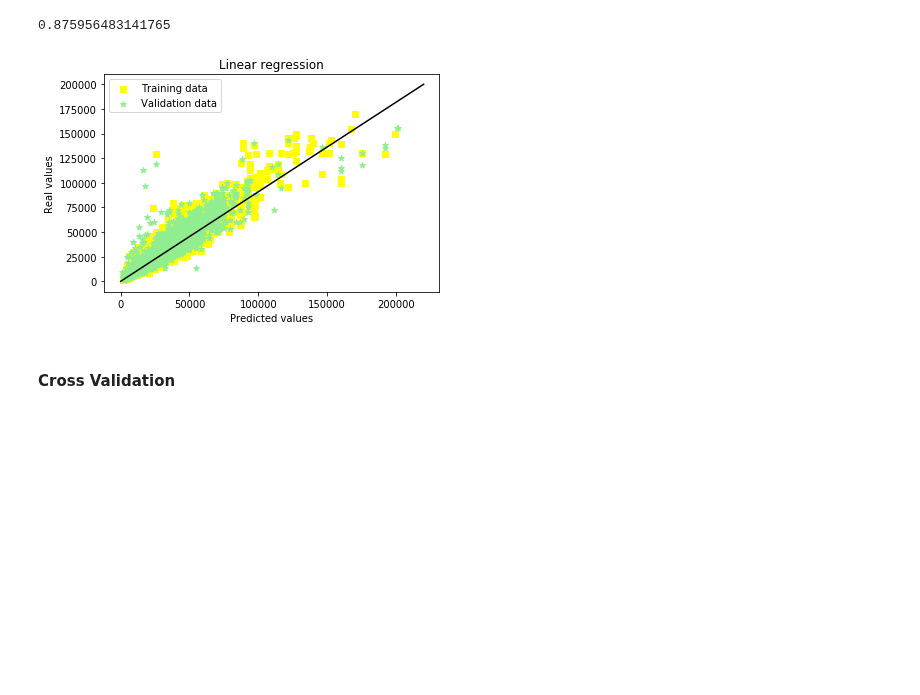
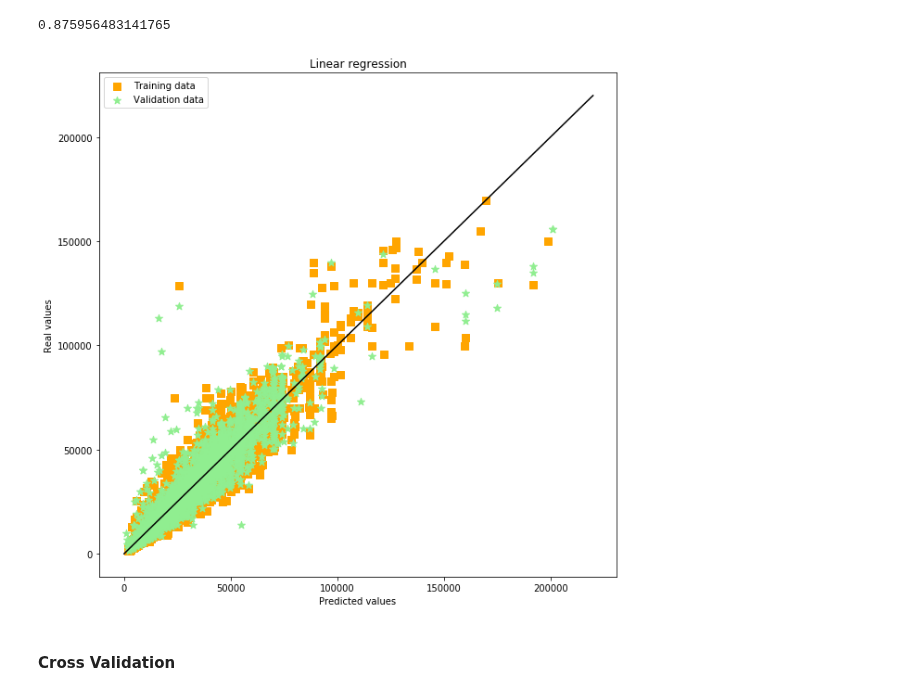
Before and after one commit to kavehamini/Used-Car-Price-Predictor, a Jupyter notebook: Linear Regression-Used Car Price Predictor.ipynb, the cells around one changed output. Drawn from its saved outputs; the diff is of its cells as text; code cells hidden in the pictures; blank space fills up the shorter version.

```diff
--- a/Linear Regression-Used Car Price Predictor.ipynb
+++ b/Linear Regression-Used Car Price Predictor.ipynb
@@ -260,16 +260,17 @@ r2_score(df_price_test_normal, price_predictions_test_normal, multioutput='varia
 0.875956483141765
 # %%
 # Plot predictions
-plt.scatter(price_predictions_train_normal, np.exp(df_price_train), c = "yellow", marker = "s", label = "Training data")
-plt.scatter(price_predictions_test_normal, np.exp(df_price_test), c = "lightgreen", marker = "*", label = "Validation data")
+plt.figure(figsize=(10,10))
+plt.scatter(price_predictions_train_normal, np.exp(df_price_train), s=50, c = "orange", marker = "s", label = "Training data")
+plt.scatter(price_predictions_test_normal, np.exp(df_price_test), s=70 , c = "lightgreen", marker = "*", label = "Validation data")
 plt.title("Linear regression")
 plt.xlabel("Predicted values")
 plt.ylabel("Real values")
 plt.legend(loc = "upper left")
-plt.plot([0, 220000], [0, 200000], c = "black")
+plt.plot([0, 220000], [0, 220000], c = "black")
 plt.show()
 # %% [output]
-[figure, old version]
+[figure, new version]
 # %%
 # Saving model for type prediction
 pickle.dump(lin_reg_model, open("lin_reg_model_final.pkl", "wb"))
```
Also changed, not shown: parts of 2 cells of this notebook, 1 other file.
